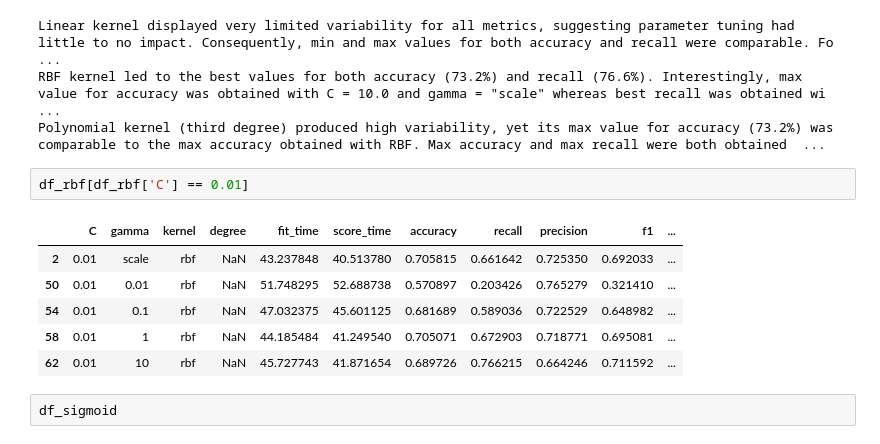
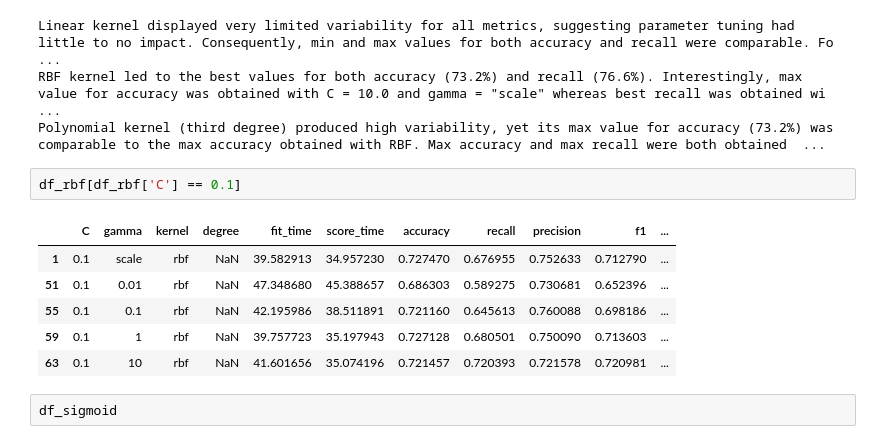
Before and after one commit to lucas-lfp/heart-shaped-box__Machine-Learning-SVM-classifier, a Jupyter notebook: CVD_p3.ipynb, the cells around one changed output. Saved outputs shown, nothing was run; the diff lists cells and outputs as text.

```diff
--- a/CVD_p3.ipynb
+++ b/CVD_p3.ipynb
@@ -1600,14 +1600,14 @@ Linear kernel displayed very limited variability for all metrics, suggesting par
 RBF kernel led to the best values for both accuracy (73.2%) and recall (76.6%). Interestingly, max value for accuracy was obtained with C = 10.0 and gamma = "scale" whereas best recall was obtained wi ...
 Polynomial kernel (third degree) produced high variability, yet its max value for accuracy (73.2%) was comparable to the max accuracy obtained with RBF. Max accuracy and max recall were both obtained  ...
 # %%
-df_rbf[df_rbf['C'] == 0.01]
+df_rbf[df_rbf['C'] == 0.1]
 # %% [output]
 |  | C | gamma | kernel | degree | fit_time | score_time | accuracy | recall | precision | f1 | ... |
-| 2 | 0.01 | scale | rbf | NaN | 43.237848 | 40.513780 | 0.705815 | 0.661642 | 0.725350 | 0.692033 | ... |
-| 50 | 0.01 | 0.01 | rbf | NaN | 51.748295 | 52.688738 | 0.570897 | 0.203426 | 0.765279 | 0.321410 | ... |
-| 54 | 0.01 | 0.1 | rbf | NaN | 47.032375 | 45.601125 | 0.681689 | 0.589036 | 0.722529 | 0.648982 | ... |
-| 58 | 0.01 | 1 | rbf | NaN | 44.185484 | 41.249540 | 0.705071 | 0.672903 | 0.718771 | 0.695081 | ... |
-| 62 | 0.01 | 10 | rbf | NaN | 45.727743 | 41.871654 | 0.689726 | 0.766215 | 0.664246 | 0.711592 | ... |
+| 1 | 0.1 | scale | rbf | NaN | 39.582913 | 34.957230 | 0.727470 | 0.676955 | 0.752633 | 0.712790 | ... |
+| 51 | 0.1 | 0.01 | rbf | NaN | 47.348680 | 45.388657 | 0.686303 | 0.589275 | 0.730681 | 0.652396 | ... |
+| 55 | 0.1 | 0.1 | rbf | NaN | 42.195986 | 38.511891 | 0.721160 | 0.645613 | 0.760088 | 0.698186 | ... |
+| 59 | 0.1 | 1 | rbf | NaN | 39.757723 | 35.197943 | 0.727128 | 0.680501 | 0.750090 | 0.713603 | ... |
+| 63 | 0.1 | 10 | rbf | NaN | 41.601656 | 35.074196 | 0.721457 | 0.720393 | 0.721578 | 0.720981 | ... |
 # %%
 df_sigmoid
 # %% [output]
```
